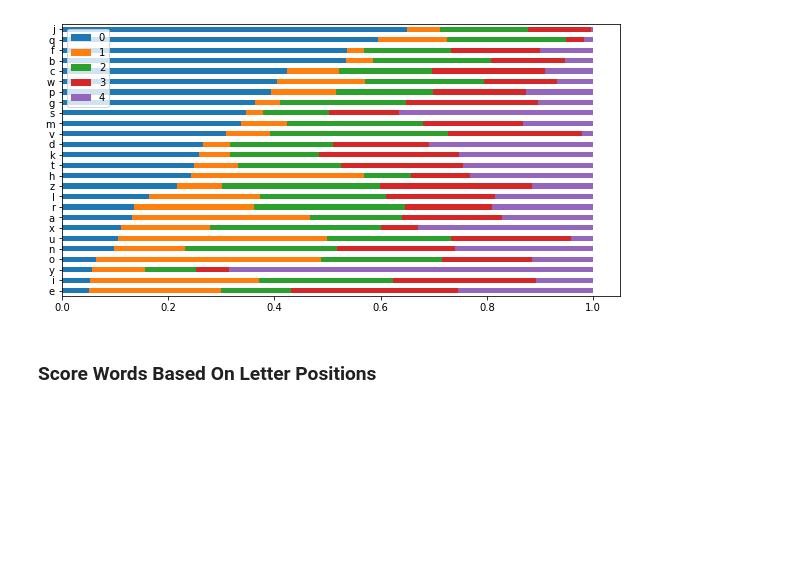
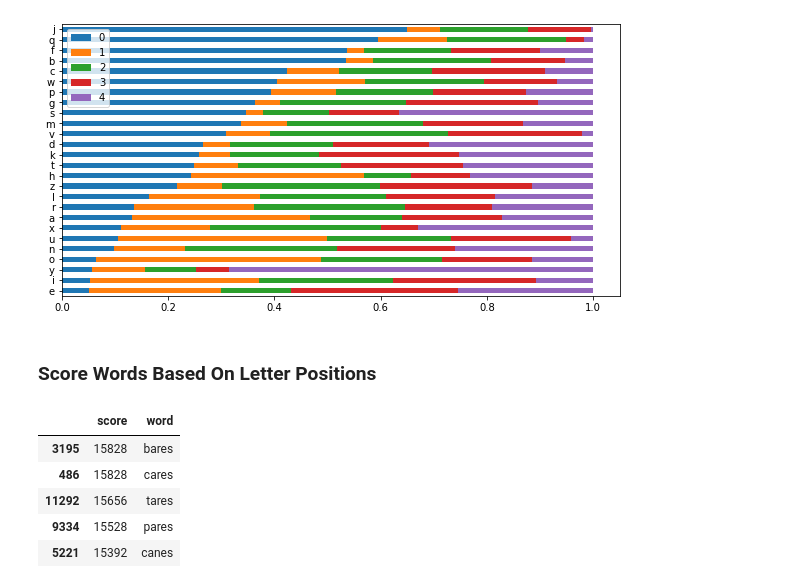
Before and after one commit to kjprice/wordle-hack, a Jupyter notebook: notebooks/Letter Frequency.ipynb, the cells around one changed output. Saved outputs shown, nothing was run; the diff lists cells and outputs as text; code cells hidden in the pictures; blank space fills up the shorter version.

```diff
--- a/notebooks/Letter Frequency.ipynb
+++ b/notebooks/Letter Frequency.ipynb
@@ -107,0 +105,9 @@ word_scores_df.sort_values('score', ascending=False, inplace=True)
+# %%
+word_scores_df.head()
+# %% [output]
+|  | score | word |
+| 3195 | 15828 | bares |
+| 486 | 15828 | cares |
+| 11292 | 15656 | tares |
+| 9334 | 15528 | pares |
+| 5221 | 15392 | canes |
```
Also changed, not shown: parts of 16 cells of this notebook.
